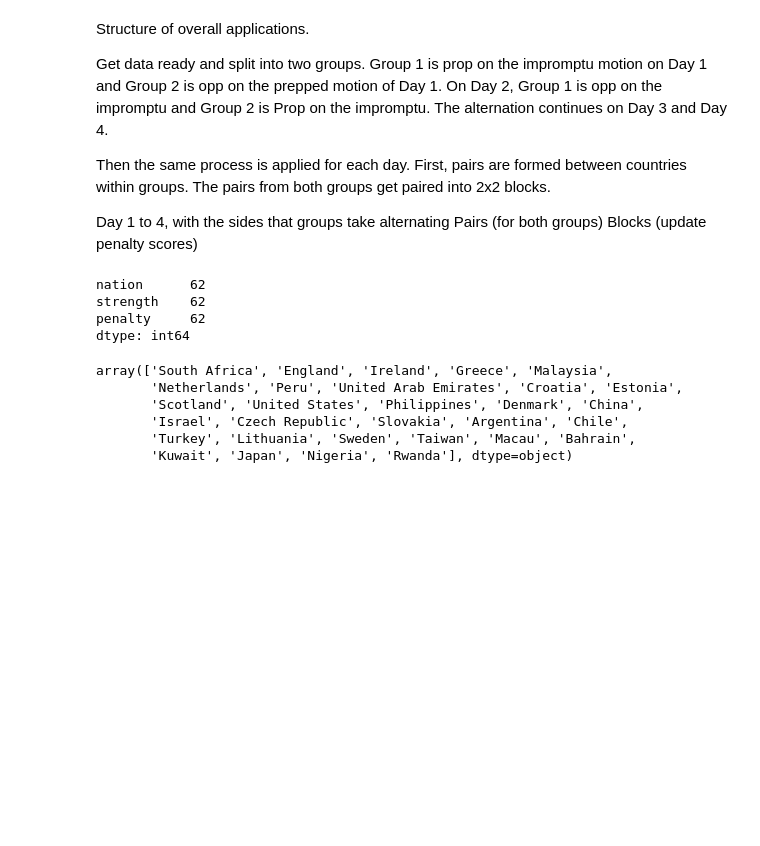
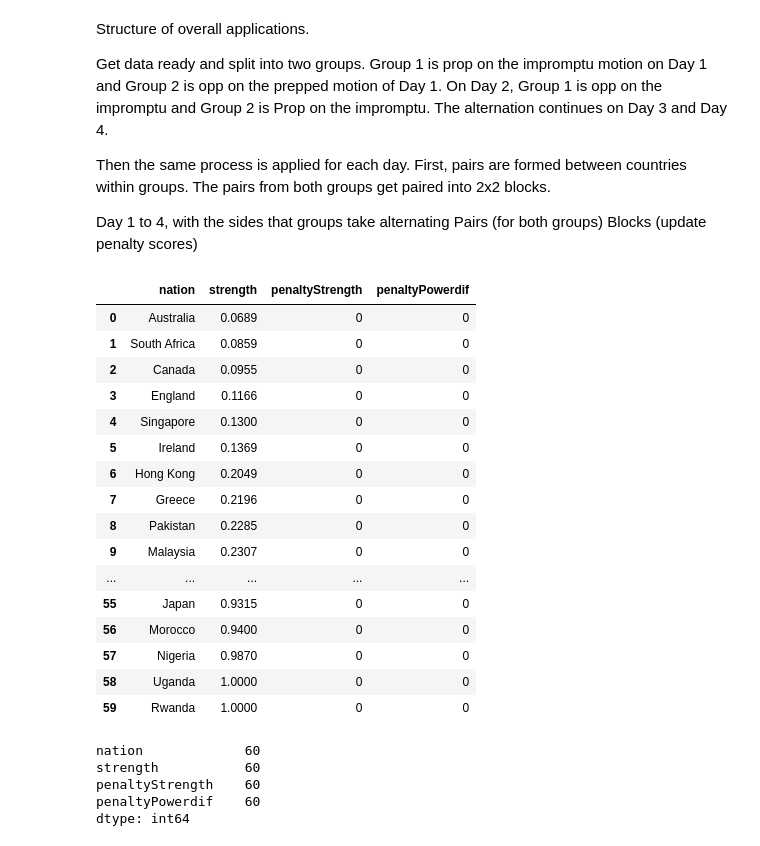
Before and after one commit to mhschel/WSDCDraw, a Jupyter notebook: WSDCDraw.ipynb, the cells around one changed output. Cells and saved outputs as stored; diff of their text form; code cells hidden in the pictures; blank space fills up the shorter version.

```diff
--- a/WSDCDraw.ipynb
+++ b/WSDCDraw.ipynb
@@ -14,11 +15,33 @@ Pairs (for both groups)
 Blocks (update penalty scores)
 # %%
 rankings = pd.read_csv('WSDCrankings.csv', sep=';')
-rankings['penalty'] = pd.Series(np.repeat(0,62), index=rankings.index) # Create penalty column
+rankings['penaltyStrength'] = pd.Series(np.repeat(0,62), index=rankings.index) # Create penalty columns
+rankings['penaltyPowerdif'] = pd.Series(np.repeat(0,62), index=rankings.index)
+rankings = rankings[:60]
+rankings
+# %% [output]
+|  | nation | strength | penaltyStrength | penaltyPowerdif |
+| 0 | Australia | 0.0689 | 0 | 0 |
+| 1 | South Africa | 0.0859 | 0 | 0 |
+| 2 | Canada | 0.0955 | 0 | 0 |
+| 3 | England | 0.1166 | 0 | 0 |
+| 4 | Singapore | 0.1300 | 0 | 0 |
+| 5 | Ireland | 0.1369 | 0 | 0 |
+| 6 | Hong Kong | 0.2049 | 0 | 0 |
+| 7 | Greece | 0.2196 | 0 | 0 |
+| 8 | Pakistan | 0.2285 | 0 | 0 |
+| 9 | Malaysia | 0.2307 | 0 | 0 |
+| ... | ... | ... | ... | ... |
+| 55 | Japan | 0.9315 | 0 | 0 |
+| 56 | Morocco | 0.9400 | 0 | 0 |
+| 57 | Nigeria | 0.9870 | 0 | 0 |
+| 58 | Uganda | 1.0000 | 0 | 0 |
+| 59 | Rwanda | 1.0000 | 0 | 0 |
 # %%
 rankings.count()
 # %% [output]
-nation      62
-strength    62
-penalty     62
+nation             60
+strength           60
+penaltyStrength    60
+penaltyPowerdif    60
 dtype: int64
@@ -30,9 +47,0 @@ group2 = countries[range(2,62,2)]
-# %%
-group1
-# %% [output]
-array(['South Africa', 'England', 'Ireland', 'Greece', 'Malaysia',
-       'Netherlands', 'Peru', 'United Arab Emirates', 'Croatia', 'Estonia',
-       'Scotland', 'United States', 'Philippines', 'Denmark', 'China',
-       'Israel', 'Czech Republic', 'Slovakia', 'Argentina', 'Chile',
-       'Turkey', 'Lithuania', 'Sweden', 'Taiwan', 'Macau', 'Bahrain',
-       'Kuwait', 'Japan', 'Nigeria', 'Rwanda'], dtype=object)
```
Also changed, not shown: parts of 25 cells of this notebook, 1 other file.
